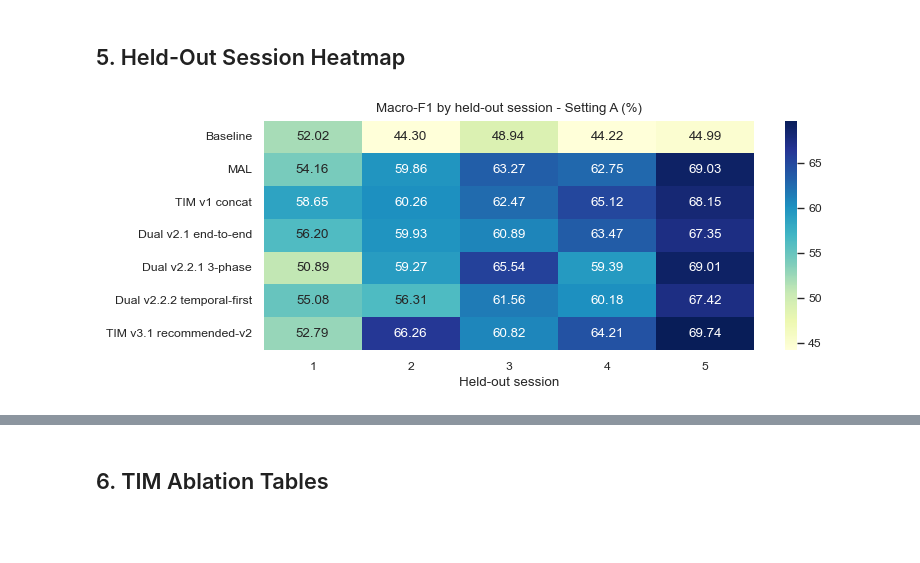
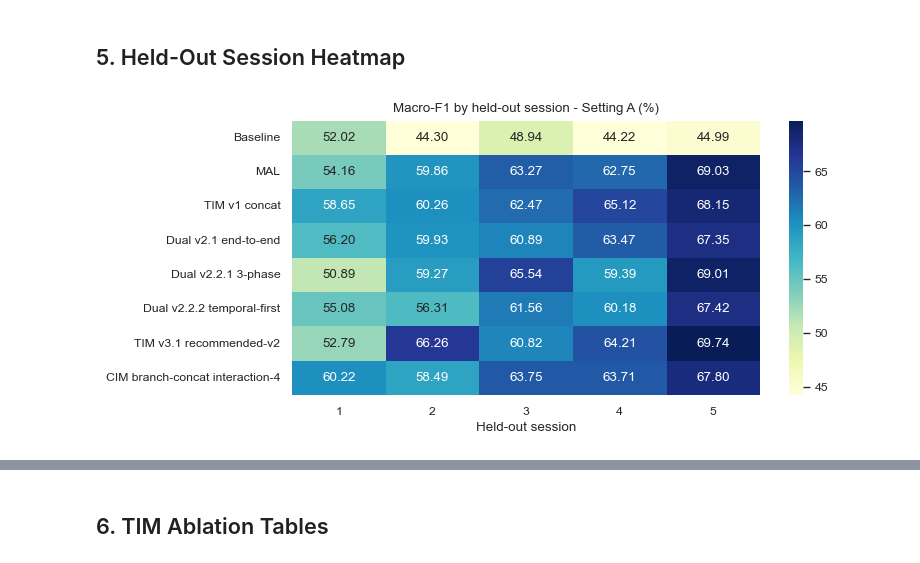
Before and after one commit to ngocbao220/conversational_ser, a Jupyter notebook: notebooks/summarize_version_results.ipynb, the cells around one changed output, grey strips where cells are left out. Saved outputs shown, nothing was run; the diff lists cells and outputs as text; code cells hidden in the pictures; blank space fills up the shorter version.

Commit message:
update ablations for 4 features

```diff
--- a/notebooks/summarize_version_results.ipynb
+++ b/notebooks/summarize_version_results.ipynb
@@ -39,7 +39,7 @@ if PROJECT_ROOT.name in {"notebook", "notebooks"}:
 RESULTS_DIR = PROJECT_ROOT / "results"
 # Set to None or [] to read every results folder.
 # Example: FOLDERS = ["versioned_loso", "tim_ablations", "ablation_model_loso"]
-FOLDERS = ["versioned_loso", "tim_ablations"]
+FOLDERS = ["versioned_loso", "tim_ablations", "cim_loso"]
 OUT_DIR = PROJECT_ROOT / "reports" / "versioned_result_summary"
 FIG_DIR = OUT_DIR / "figures"
 OUT_DIR.mkdir(parents=True, exist_ok=True)
@@ -71,7 +71,7 @@ def mean_std_text(mean: float, std: float) -> str:
 
 def infer_family(path: Path) -> str:
     parts = path.parts
-    for key in ["versioned_loso", "ablation_model_loso", "ablation_loso", "tim_ablations"]:
+    for key in ["versioned_loso", "ablation_model_loso", "ablation_loso", "tim_ablations", "cim_loso"]:
         if key in parts:
             return key
     if "cross_session" in parts:
@@ -88,6 +88,8 @@ def infer_model_name(path: Path, payload: dict) -> str:
         return "TIM-shuffled"
     if "tim_no_" in text or "tim_overlap_only" in text:
         return path.parents[2].name if "tim_ablations" in path.parts else path.parents[3].name
+    if "cim_loso" in text or "cim_branch_concat_interaction4" in text:
+        return "CIM branch-concat interaction-4"
     if "v3_2_tim_compact_primitives" in text:
         return "TIM v3.2 compact primitives"
     if "v3_1_tim_recommended_v2" in text or "wavlm_tim_v2_recommended" in text:
@@ -108,6 +110,8 @@ def infer_model_name(path: Path, payload: dict) -> str:
 
 
 def infer_version(path: Path, model_name: str) -> str:
+    if model_name.startswith("CIM"):
+        return "CIM"
     if "v3.1" in model_name:
         return "3.1"
     if "v2.2.2" in model_name:
@@ -366,14 +370,15 @@ MAIN_MODEL_ORDER = [
     "Dual v2.2.1 3-phase",
     "Dual v2.2.2 temporal-first",
     "TIM v3.1 recommended-v2",
+    "CIM branch-concat interaction-4",
 ]
 
 main = aggregate[
-    aggregate["family"].isin(["ablation_model_loso", "ablation_loso", "legacy_loso", "versioned_loso"])
+    aggregate["family"].isin(["ablation_model_loso", "ablation_loso", "legacy_loso", "versioned_loso", "cim_loso"])
     & aggregate["model"].isin(MAIN_MODEL_ORDER)
 ].copy()
 # If duplicate copies exist in ablation_loso and ablation_model_loso, prefer ablation_model_loso, then versioned_loso, then legacy.
-family_priority = {"versioned_loso": 0, "ablation_model_loso": 1, "ablation_loso": 2, "legacy_loso": 3}
+family_priority = {"versioned_loso": 0, "cim_loso": 0, "ablation_model_loso": 1, "ablation_loso": 2, "legacy_loso": 3}
 main["family_priority"] = main["family"].map(family_priority).fillna(9)
 main = main.sort_values(["model", "metric", "family_priority", "run_name"], ascending=[True, True, True, False]).drop_duplicates(["setting", "model", "metric"], keep="first")
 
@@ -427,26 +433,26 @@ for metric in ["Macro-F1", "UA", "WA"]:
 # %%
 main_folds = folds[
     folds["model"].isin(MAIN_MODEL_ORDER)
     & folds["metric"].eq(PRIMARY_METRIC)
-    & folds["family"].isin(["versioned_loso", "ablation_model_loso", "ablation_loso", "legacy_loso"])
+    & folds["family"].isin(["versioned_loso", "cim_loso", "ablation_model_loso", "ablation_loso", "legacy_loso"])
 ].copy()
 main_folds["family_priority"] = main_folds["family"].map(family_priority).fillna(9)
 main_folds = main_folds.sort_values(["model", "test_session", "family_priority", "run_name"], ascending=[True, True, True, False]).drop_duplicates(["setting", "model", "test_session"], keep="first")
 
 for setting, frame in main_folds.groupby("setting"):
     pivot = frame.pivot_table(index="model", columns="test_session", values="value", aggfunc="mean") * 100.0
     pivot = pivot.reindex([m for m in MAIN_MODEL_ORDER if m in pivot.index])
     pivot.to_csv(OUT_DIR / f"main_model_{PRIMARY_METRIC.lower().replace('-', '_')}_by_session_setting_{setting}.csv")
     fig, ax = plt.subplots(figsize=(8, max(3, 0.45 * len(pivot))))
     sns.heatmap(pivot, annot=True, fmt=".2f", cmap="YlGnBu", ax=ax)
     ax.set_title(f"{PRIMARY_METRIC} by held-out session - Setting {setting} (%)")
     ax.set_xlabel("Held-out session")
     ax.set_ylabel("")
     fig.tight_layout()
     fig.savefig(FIG_DIR / f"main_model_{PRIMARY_METRIC.lower().replace('-', '_')}_by_session_setting_{setting}.png", dpi=180)
     plt.show()
 
 display(main_folds.head())
 # %% [output]
-[figure, old version]
+[figure, new version]
 |  | family | setting | version | model | seed | run_name | test_session | metric | value | summary_path | ... |
```
Also changed, not shown: parts of 8 cells of this notebook, 12 other files.
